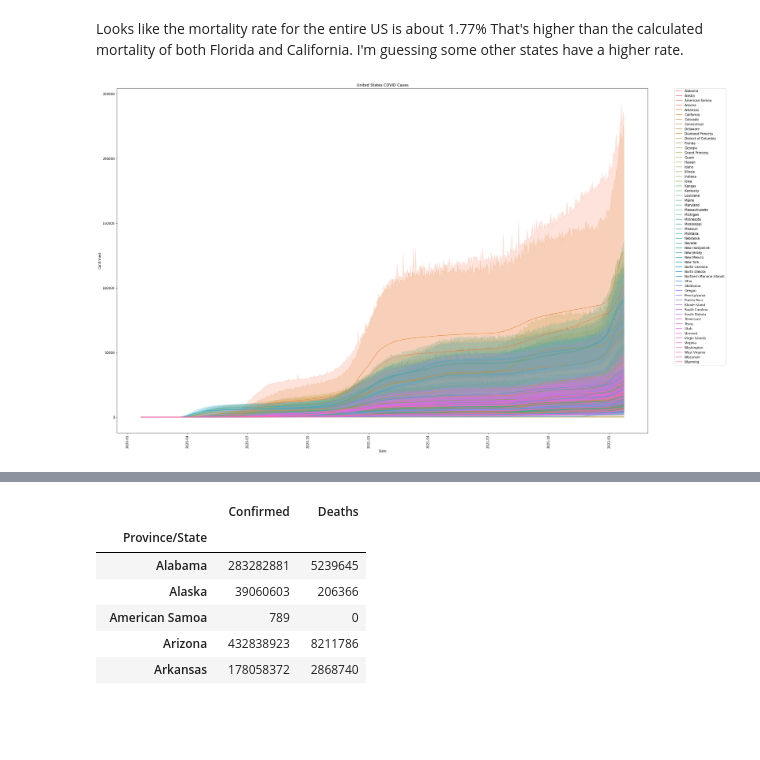
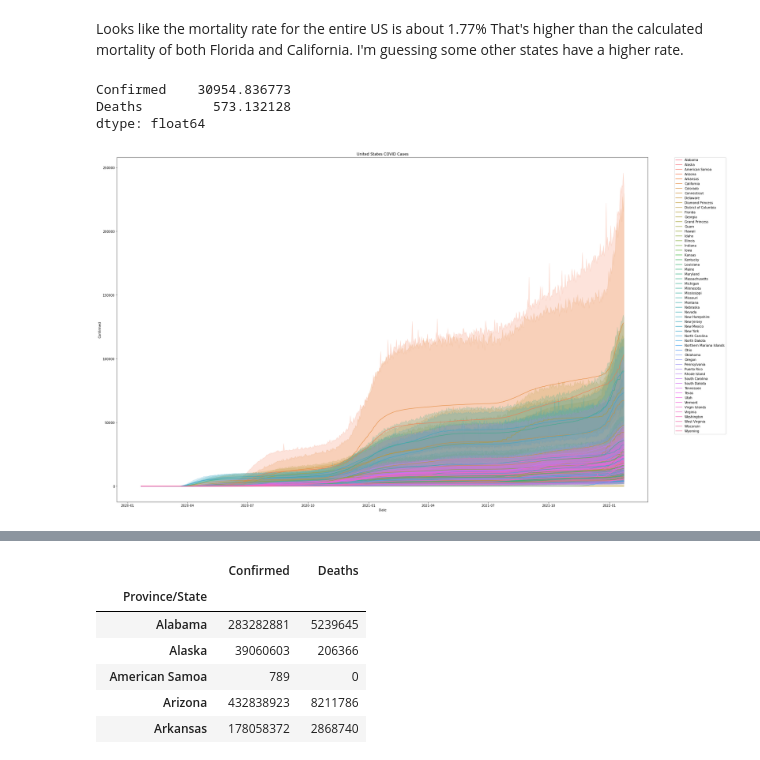
Before and after one commit to asullivan42/COVID_Bubble_Estimator, a Jupyter notebook: Data_Processing.ipynb, the cells around one changed output, grey strips where cells are left out. Saved outputs shown, nothing was run; the diff lists cells and outputs as text; code cells hidden in the pictures; blank space fills up the shorter version.

Commit message:
Updated analysis and imported locational data for each county

```diff
--- a/Data_Processing.ipynb
+++ b/Data_Processing.ipynb
@@ -94,7 +90,8 @@ dfs_names
 # Creats a dictionary with all my .cvs files so that I can analyze it with Pandas
 dfs={}
 for dfn,file in zip(dfs_names, files):
-    dfs[dfn] = pd.read_csv(dir_path + "\\" + file, index_col=[0], parse_dates=[1,2])  #index column is the first column, and the 2nd or 3rd (or columns 1, 2) is the date column so we can parse that ahead
+    #print("./data/" + file)
+    dfs[dfn] = pd.read_csv("./data/" + file, index_col=[0], parse_dates=[1,2])  #index column is the first column, and the 2nd or 3rd (or columns 1, 2) is the date column so we can parse that ahead
 
 dfs.keys()
 # %% [output]
@@ -814,15 +811,20 @@ dtype: int64
 1.7688079685598366
 # %% [markdown]
 Looks like the mortality rate for the entire US is about 1.77%  That's higher than the calculated mortality of both Florida and California.  I'm guessing some other states have a higher rate.
+# %%
+simplified[['Province/State','Confirmed','Deaths']].groupby(by='Province/State').fillna(0).std()
+# %% [output]
+Confirmed    30954.836773
+Deaths         573.132128
+dtype: float64
 # %%
 C= plt.figure(figsize=(30,20))
 C= plt.title('United States COVID Cases')
-C=sns.lineplot(data=simplified, x='Date',y='Confirmed', hue='Province/State', alpha=0.8)
-plt.legend(bbox_to_anchor=(1.05, 1), loc=2, borderaxespad=0.)
-plt.xticks(rotation=90)
+C= sns.lineplot(data=simplified, x='Date',y='Confirmed', hue='Province/State', alpha=0.8)
+C= plt.legend(bbox_to_anchor=(1.05, 1), loc=2, borderaxespad=0.)
 plt.show()
 # %% [output]
-[figure, old version]
+[figure, new version]
 # %%
 C.figure.savefig('./figures/Cases_per_State.png')
 # %%
```
Also changed, not shown: parts of 17 cells of this notebook, 7 other files.
